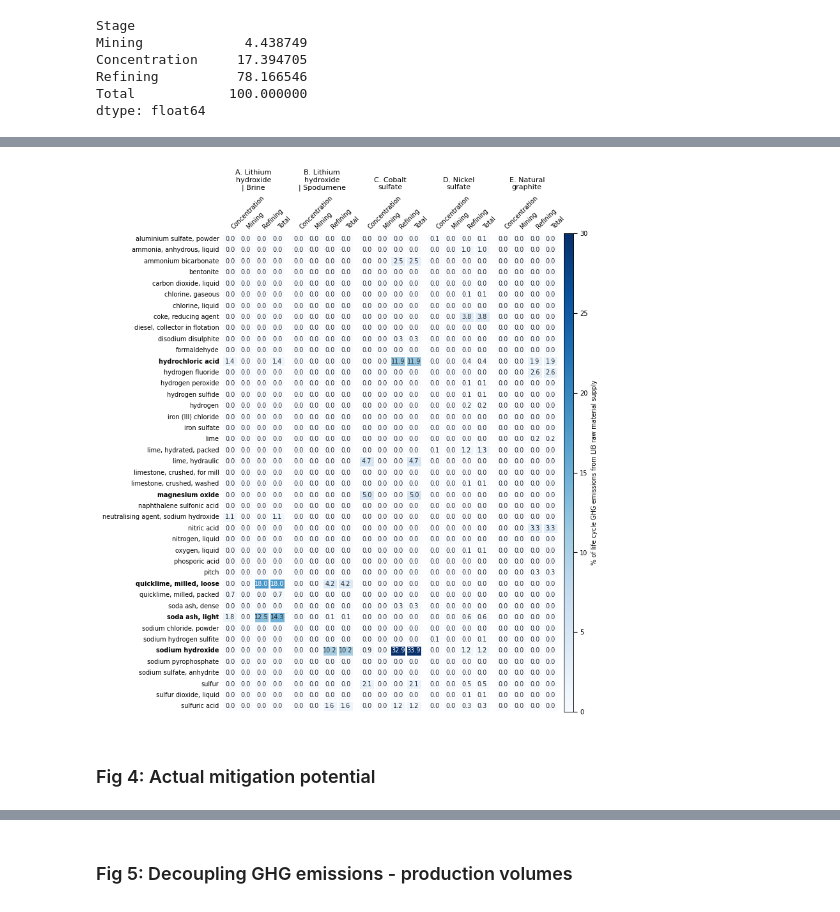
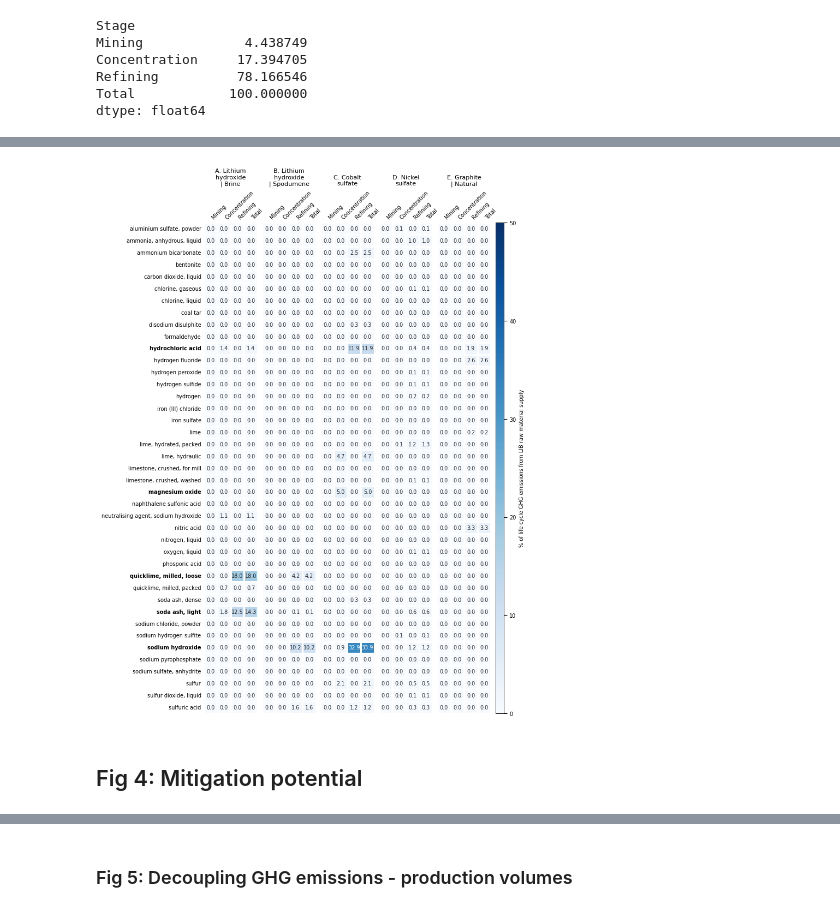
Before and after one commit to robyistrate/decarbonization_LIB_raw_materials, a Jupyter notebook: analysis/03_visualization.ipynb, the cells around one changed output, grey strips where cells are left out. Drawn from its saved outputs; the diff is of its cells as text; code cells hidden in the pictures.

```diff
--- a/analysis/03_visualization.ipynb
+++ b/analysis/03_visualization.ipynb
@@ -407,5 +548,5 @@ plt.savefig(Path(str(r"..\reports") + '/fig2_GHG_emissions_breakdown.jpg'), dpi=
 # %%
-breakdown_reagents_ghgs = pd.read_csv(RESULTS_IMPORT_DIR / "ESI_breakdown_reagents_ghgs_01-04-2024.csv", index_col=0)
+breakdown_reagents_ghgs = pd.read_csv(RESULTS_IMPORT_DIR / "ESI_breakdown_reagents_ghgs_12-07-2024.csv", index_col=0)
 # %%
 breakdown_reagents_ghgs
 # %% [output]
@@ -426,7 +567,7 @@ breakdown_reagents_ghgs
 # %%
 cumulative_ghgs_reagents = {}
 
-for metal in METALS_LIST:
+for metal in RM_LIST:
     df = breakdown_reagents_ghgs.loc[metal].set_index("Reagent")
     df = df.pivot_table(index='Reagent', columns='Stage', values='Value')
     impact_reagents = df.sum().sum()
@@ -463,33 +605,36 @@ shorten_names = {
     "coke": "coke, reducing agent"
 }
 
+# Exclude synthetic graphite
+RM_LIST_REAG = [i for i in RM_LIST if i!= "Graphite, synthetic"]
+
 titles_space = [
     "A. Lithium\nhydroxide\n| Brine",
     "B. Lithium\nhydroxide\n| Spodumene",
     "C. Cobalt\nsulfate",
     "D. Nickel\nsulfate",
-    "E. Natural\ngraphite"
+    "E. Graphite\n| Natural",
 ]
 
 df = breakdown_reagents_ghgs.loc["Lithium, brine"].set_index("Reagent")
 df = df.pivot_table(index='Reagent', columns='Stage', values='Value')
 reagents_list = df.index
 
-
-fig, axs = plt.subplot_mosaic([METALS_LIST + ["Legend"]],
-                            figsize=(fig_length[2], fig_height*1),
-                            gridspec_kw={'width_ratios': [0.2] * len(METALS_LIST) + [0.03]})
+fig, axs = plt.subplot_mosaic([RM_LIST_REAG + ["Legend"]],
+                            figsize=(fig_length[2], fig_height*1.2),
+                            gridspec_kw={'width_ratios': [0.2] * len(RM_LIST_REAG) + [0.03]})
 
 counter = 0
-for metal in METALS_LIST:
-    axs[metal].set_title(titles_space[counter], loc='center', fontsize=fontsize_title)
+for rm in RM_LIST_REAG:
+    axs[rm].set_title(titles_space[counter], loc='center', fontsize=fontsize_title)
 
-    df = breakdown_reagents_ghgs.loc[metal].set_index("Reagent")
+    df = breakdown_reagents_ghgs.loc[rm].set_index("Reagent")
     df = df.pivot_table(index='Reagent', columns='Stage', values='Value')
-    df = df / total_ghgs.loc[metal].values[0] * 100
+    df = df / total_ghgs.loc[rm].values[0] * 100
     df["Total"] = df.sum(axis=1)
     df = df.reindex(index=reagents_list)
     df = df.rename(index=shorten_names)
+    df = df[RM_STAGES]
 
    # df_normalized = df_normalized[(df_normalized != 0).any(axis=1)]
 
@@ -498,40 +643,39 @@ for metal in METALS_LIST:
     else:
         yticklabels=False
 
-    sns.heatmap(ax=axs[metal], data=df, cmap="Blues", vmin=0, vmax=30, annot=True, fmt='.1f', annot_kws={"size": 7},
+    sns.heatmap(ax=axs[rm], data=df, cmap="Blues", vmin=0, vmax=50, annot=True, fmt='.1f', annot_kws={"size": 7},
                 xticklabels=True, yticklabels=yticklabels, linewidths=0.8, linecolor='white', cbar=True, cbar_ax=axs['Legend'])
-    axs[metal].set_ylabel("")
-    axs[metal].set_xlabel("")
+    axs[rm].set_ylabel("")
+    axs[rm].set_xlabel("")
 
     if counter == 0:
-        for lab, annot in zip(axs[metal].get_yticklabels(), axs[metal].texts):
+        for lab, annot in zip(axs[rm].get_yticklabels(), axs[rm].texts):
             text = lab.get_text()
             if text in ["soda ash, light", "kerosene", "sodium hydroxide",
                         "quicklime, milled, loose", "magnesium oxide",
 
                         "hydrochloric acid"]:
                 # set the properties of the ticklabel
                 lab.set_weight('bold')
 
     counter += 1
 
-for col in METALS_LIST:
+for col in RM_LIST_REAG:
     axs[col].set_xticklabels(df.columns, rotation = 45, ha="left", fontsize=fontsize_axs)
     axs[col].xaxis.tick_top()
     axs[col].tick_params(axis='x', which='major', direction='in', length=0, labelsize=fontsize_axs)
     axs[col].tick_params(axis='y', which='major', direction='in', length=0, labelsize=fontsize_axs)
 
 
 for spine in axs["Legend"].spines.values():
     spine.set(visible=True, lw=spineline_width, edgecolor="black")
 axs["Legend"].tick_params(axis='y', which='major', direction='out', length=4, labelsize=fontsize_axs)
-
 axs['Legend'].set_ylabel('% of life cycle GHG emissions from LIB raw material supply', fontsize=fontsize_label)
 
 fig.subplots_adjust(wspace=0.1)
 
 plt.savefig(Path(str(r"..\reports") + '/SI_reagents_emissions_breakdown.jpg'), dpi=600, bbox_inches='tight')
 # %% [output]
-[figure, old version]
+[figure, new version]
 # %% [markdown]
-### Fig 4: Actual mitigation potential
+## Fig 4: Mitigation potential
```
Also changed, not shown: parts of 69 cells of this notebook, 19 other files.
